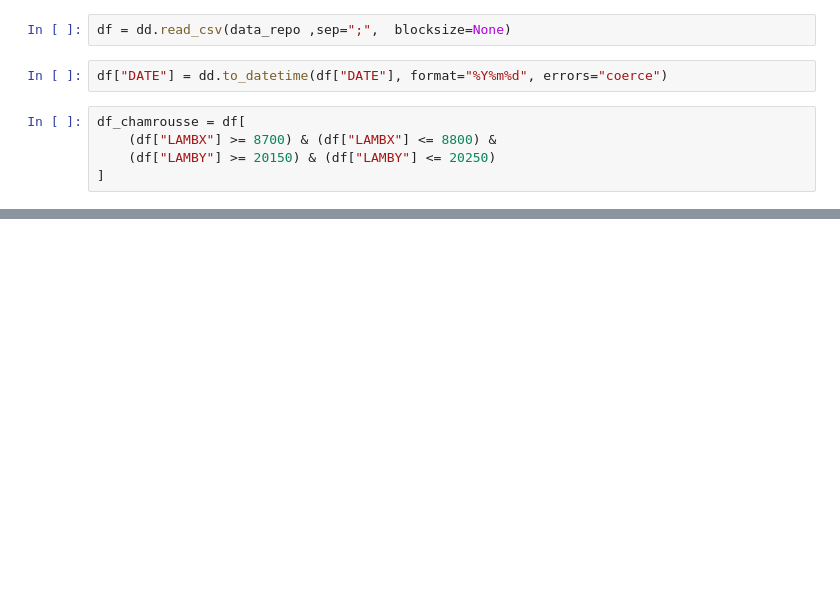
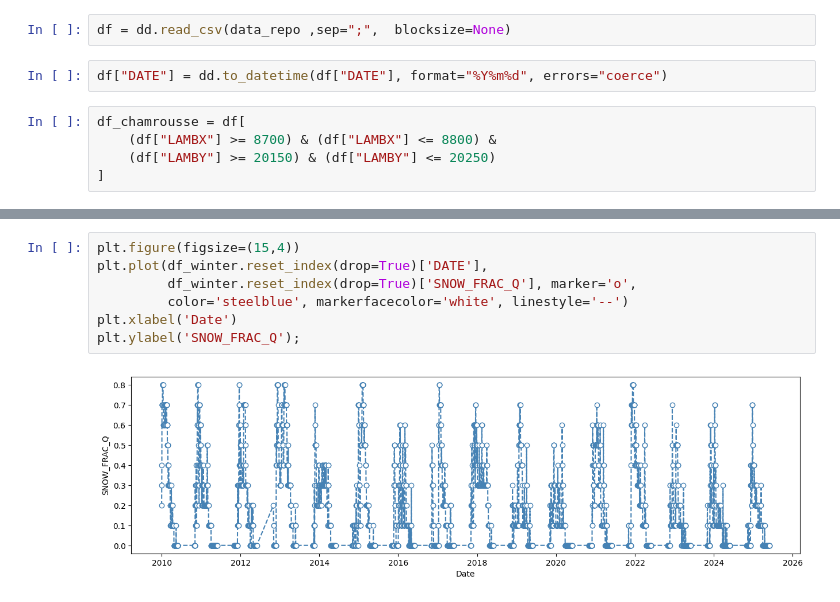
Before and after one commit to lchaus/dfg, a Jupyter notebook: dimi_data_extraction.ipynb, the cells around one changed output, grey strips where cells are left out. Saved outputs shown, nothing was run; the diff lists cells and outputs as text; blank space fills up the shorter version.

```diff
--- a/dimi_data_extraction.ipynb
+++ b/dimi_data_extraction.ipynb
@@ -28,0 +75,9 @@ df_chamrousse.to_csv("chamrousse_filtered_2020-2025.csv",single_file=True, index
+# %%
+plt.figure(figsize=(15,4))
+plt.plot(df_winter.reset_index(drop=True)['DATE'],
+         df_winter.reset_index(drop=True)['SNOW_FRAC_Q'], marker='o',
+         color='steelblue', markerfacecolor='white', linestyle='--')
+plt.xlabel('Date')
+plt.ylabel('SNOW_FRAC_Q');
+# %% [output]
+[figure, added]
```
Also changed, not shown: parts of 12 cells of this notebook.
